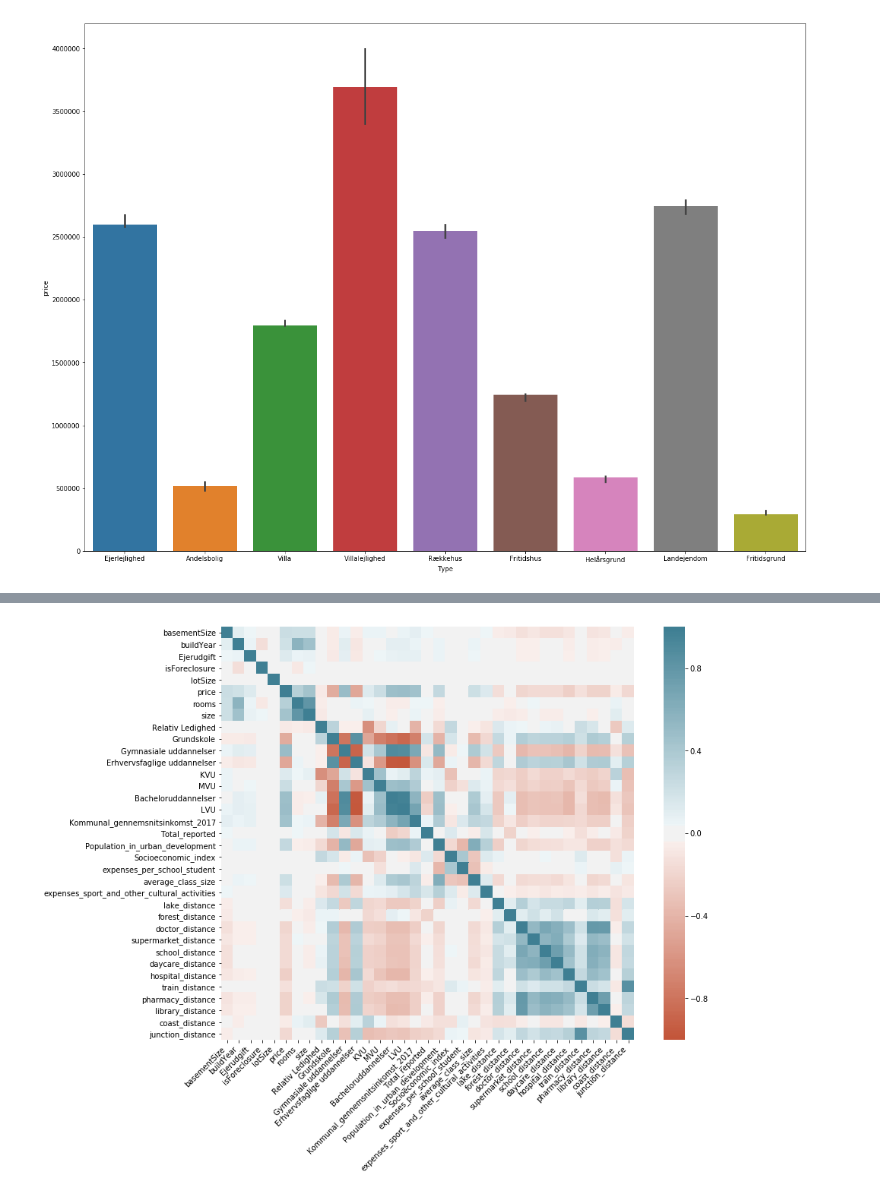
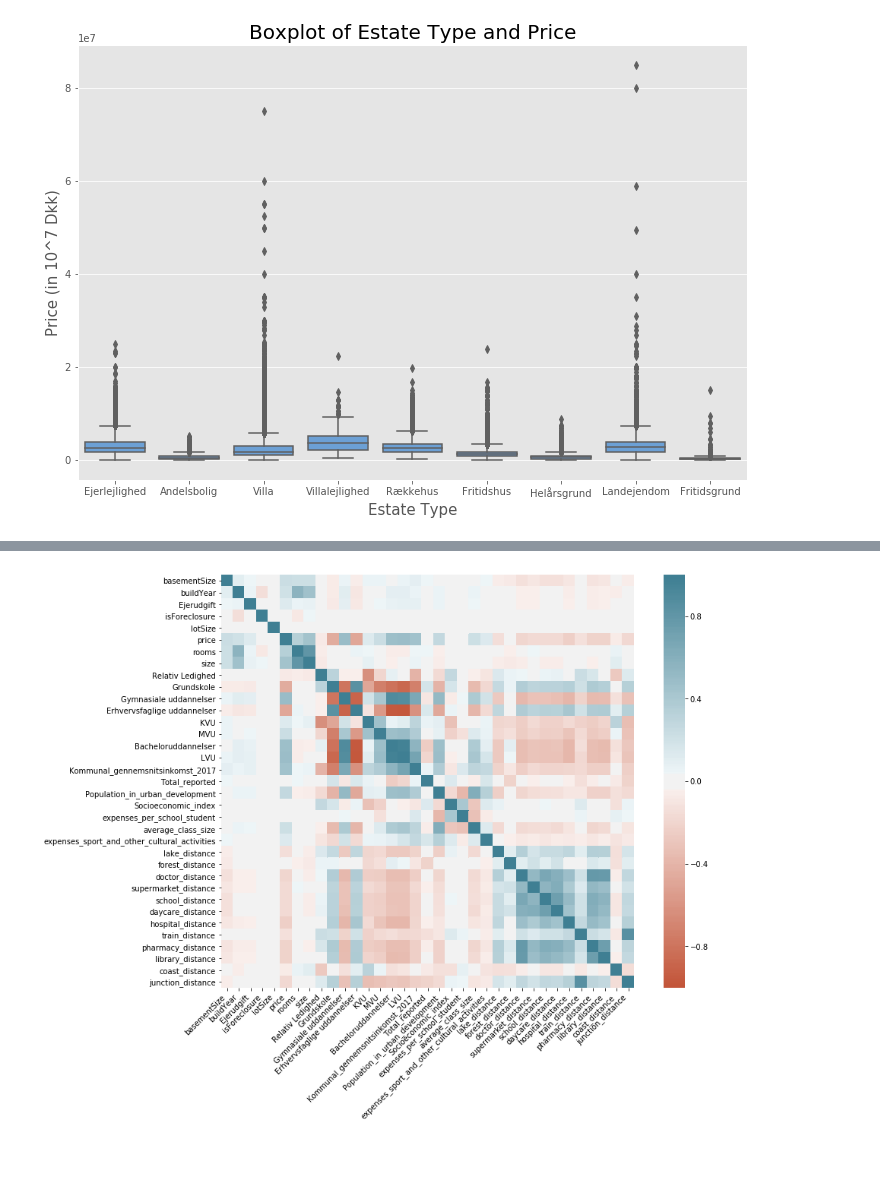
Before and after one commit to EsbenBL/Group-40---Exam, a Jupyter notebook: 01.5 Decriptives.ipynb, the cells around one changed output, grey strips where cells are left out. Cells and saved outputs as stored; diff of their text form; code cells hidden in the pictures; blank space fills up the shorter version.

Commit message:
Plots for descriptive

```diff
--- a/01.5 Decriptives.ipynb
+++ b/01.5 Decriptives.ipynb
@@ -89,6 +30,13 @@ ax.set(ylim=(0, 10000000))
-# %%
-from numpy import median
-fig, ax = plt.subplots(figsize=(20,15))
-ax = sns.barplot(x="Type", y="price", data=df, estimator=median)
-# %% [output]
-[figure, removed]
+# %%
+from numpy import median
+import matplotlib.pyplot as plt
+plt.style.use('ggplot')
+fig, ax = plt.subplots(figsize=(12,8))
+ax = sns.boxplot(x="Type", y="price", data=df, color = '#5AA0E7')
+plt.title('Boxplot of Estate Type and Price', size = 20)
+plt.xlabel('Estate Type', size = 15)
+plt.ylabel('Price (in 10^7 Dkk)', size = 15)
+#ax.set(ylim=(0, df.price.max()))
+fig.savefig('Boxplot_Estate.png')
+# %% [output]
+[figure, added]
```
Also changed, not shown: parts of 9 cells of this notebook, 11 other files.
